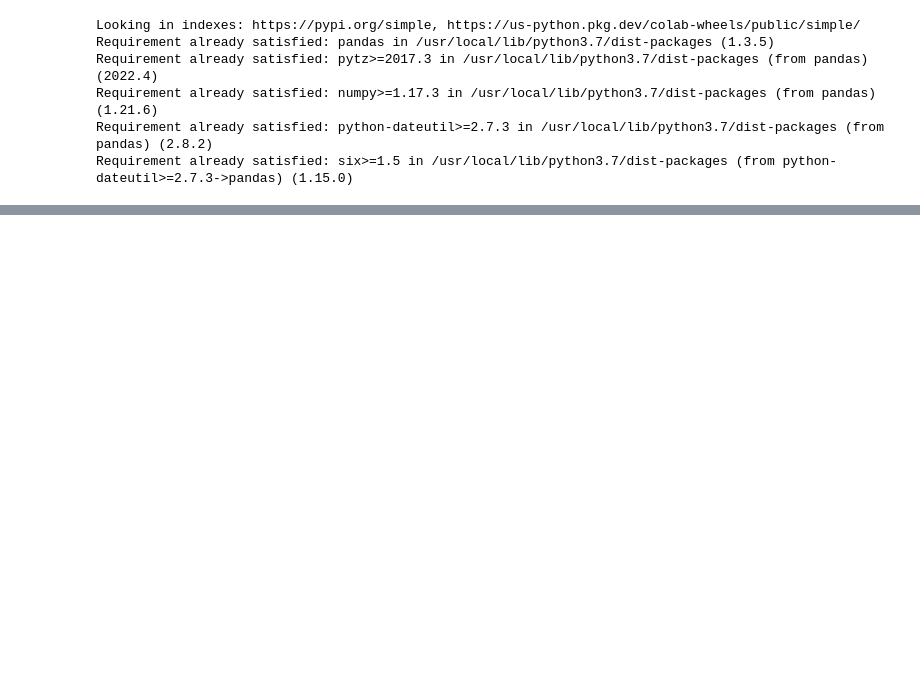
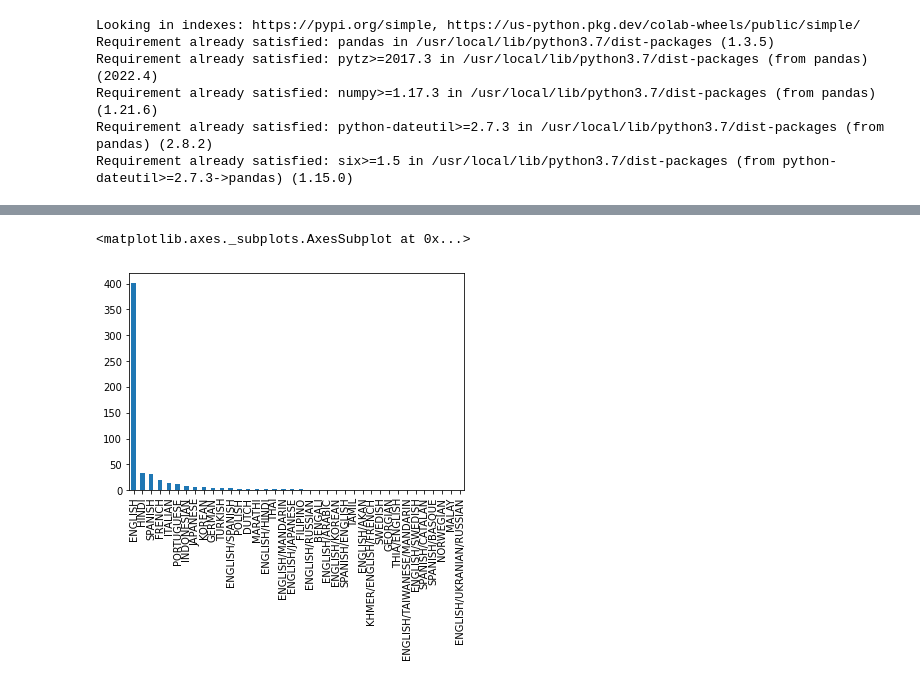
Before and after one commit to mcozono/TERA, a Jupyter notebook: 01 - Python/02 - Workshop Python 2/Workshop_Python_2.ipynb, the cells around one changed output, grey strips where cells are left out. Saved outputs shown, nothing was run; the diff lists cells and outputs as text; code cells hidden in the pictures; blank space fills up the shorter version.

```diff
--- a/01 - Python/02 - Workshop Python 2/Workshop_Python_2.ipynb
+++ b/01 - Python/02 - Workshop Python 2/Workshop_Python_2.ipynb
@@ -628,0 +781,34 @@ Requirement already satisfied: six>=1.5 in /usr/local/lib/python3.7/dist-package
+# %%
+
+import pandas as pd
+
+#carregando um csv
+df = pd.read_csv('/content/drive/MyDrive/44 - Apresentações/01 - TERA/02  - Python/02 - Workshop 02/NetflixOriginals.csv',
+                 sep = ',', encoding = "ISO-8859-1",na_values=['--','n/a', 'nada'])
+
+#primeiras linhas do dataframe
+df.head(10)
+
+#ultimas linhas do dataframe
+df.tail(5)
+
+#verifica a quantidade de registros por coluna
+df.count()
+
+#formato da matriz  / dataframe
+df.shape #linha/coluna
+
+#informacoes dos tipos de dados do Dataframe
+df.info()
+
+print("Colunas \n")
+df.columns
+
+df.columns=['Título', 'Genero', 'Estreia', 'Tempo_de_Filme', 'Score IMDB', 'Língua']
+
+print("Novas Colunas \n")
+df.columns
+
+
+print("Amostragem estatística \n")
+df.describe()
@@ -628,0 +865,6 @@ Requirement already satisfied: six>=1.5 in /usr/local/lib/python3.7/dist-package
+# %%
+def transforma_para_minusculas(x):
+   return(str(x).upper())
+
+
+df['Língua'] = df['Língua'].apply(func = transforma_para_minusculas)
@@ -628,0 +904,6 @@ Requirement already satisfied: six>=1.5 in /usr/local/lib/python3.7/dist-package
+# %%
+
+df['Língua'].value_counts().plot(kind='bar')
+# %% [output]
+<matplotlib.axes._subplots.AxesSubplot at 0x...>
+[figure, added]
```
Also changed, not shown: parts of 23 cells of this notebook.
